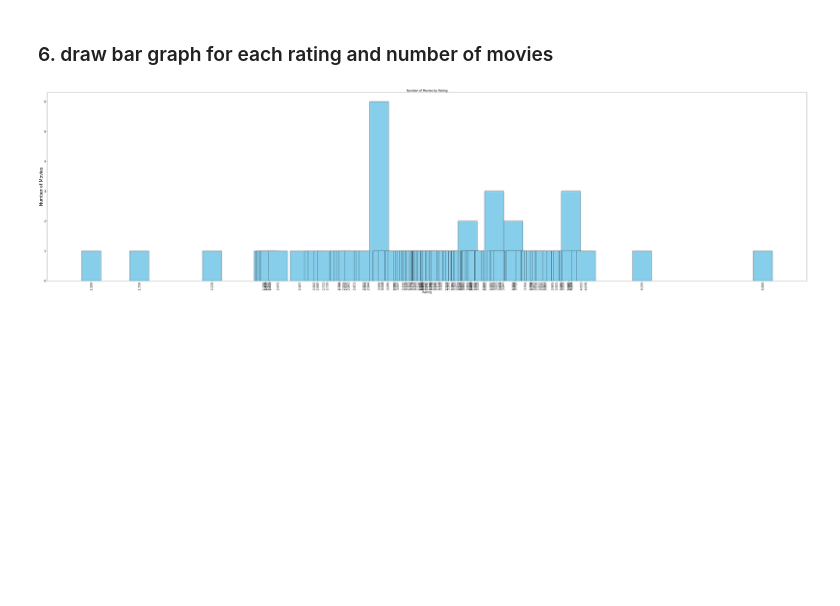
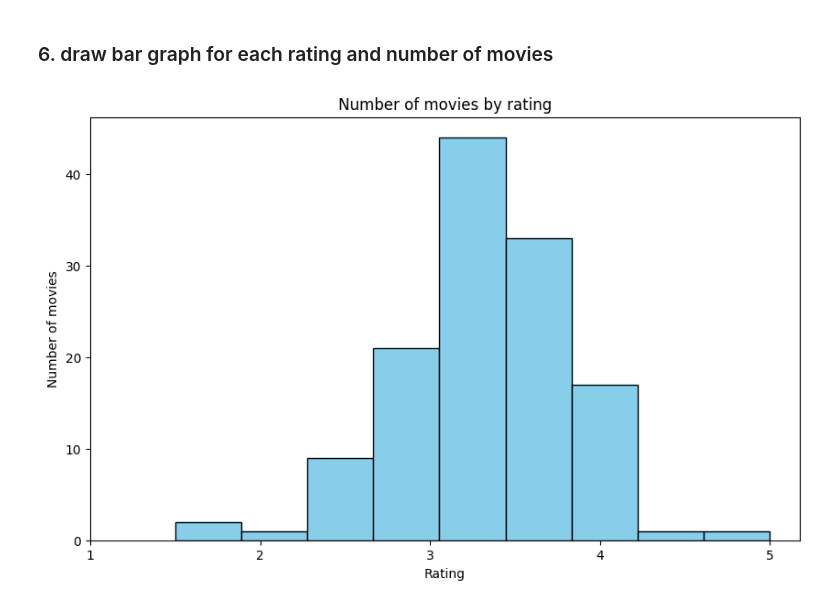
Before and after one commit to tejaskolhe27/Python, a Jupyter notebook: DAY 12/MOVIE ANALYSIS.ipynb, the cells around one changed output. Cells and saved outputs as stored; diff of their text form; code cells hidden in the pictures; blank space fills up the shorter version.

```diff
--- a/DAY 12/MOVIE ANALYSIS.ipynb
+++ b/DAY 12/MOVIE ANALYSIS.ipynb
@@ -117,7 +117,7 @@ movieId
 157    2.729927
 Name: rating, Length: 153, dtype: float64
 # %%
-merge=pd.merge(movies,rdata,on='movieId',how)
+merge=pd.merge(movies,rdata,on='movieId',how='left')
 merge
 # %% [output]
 |  | movieId | title | genres | rating |
@@ -155,19 +152,13 @@ plt.show()
 # %% [markdown]
 ### 6. draw bar graph for each rating and number of movies
 # %%
-
-rating_counts = merge['rating'].value_counts().sort_index()
-
-# Create a bar graph
-plt.figure(figsize=(80,20))
-plt.bar(rating_counts.index, rating_counts.values, color='skyblue',width = 0.1,edgecolor = "black")
-plt.xlabel('Rating',fontsize = 17)
-plt.ylabel('Number of Movies',fontsize = 25)
-plt.title('Number of Movies by Rating',fontsize = 17)
-plt.xticks(rating_counts.index,fontsize = 17,rotation = 90)
-plt.yticks(fontsize = 17)
-
+plt.figure(figsize=(10,6))
+plt.hist(merge['rating'],bins=9,color='skyblue',edgecolor='black')
+plt.xlabel('Rating')
+plt.ylabel('Number of movies')
+plt.title('Number of movies by rating')
+plt.xticks(range(1,6))
 # Show the plot
 plt.show()
 # %% [output]
-[figure, old version]
+[figure, new version]
```
Also changed, not shown: parts of 3 cells of this notebook, 47 other files.
